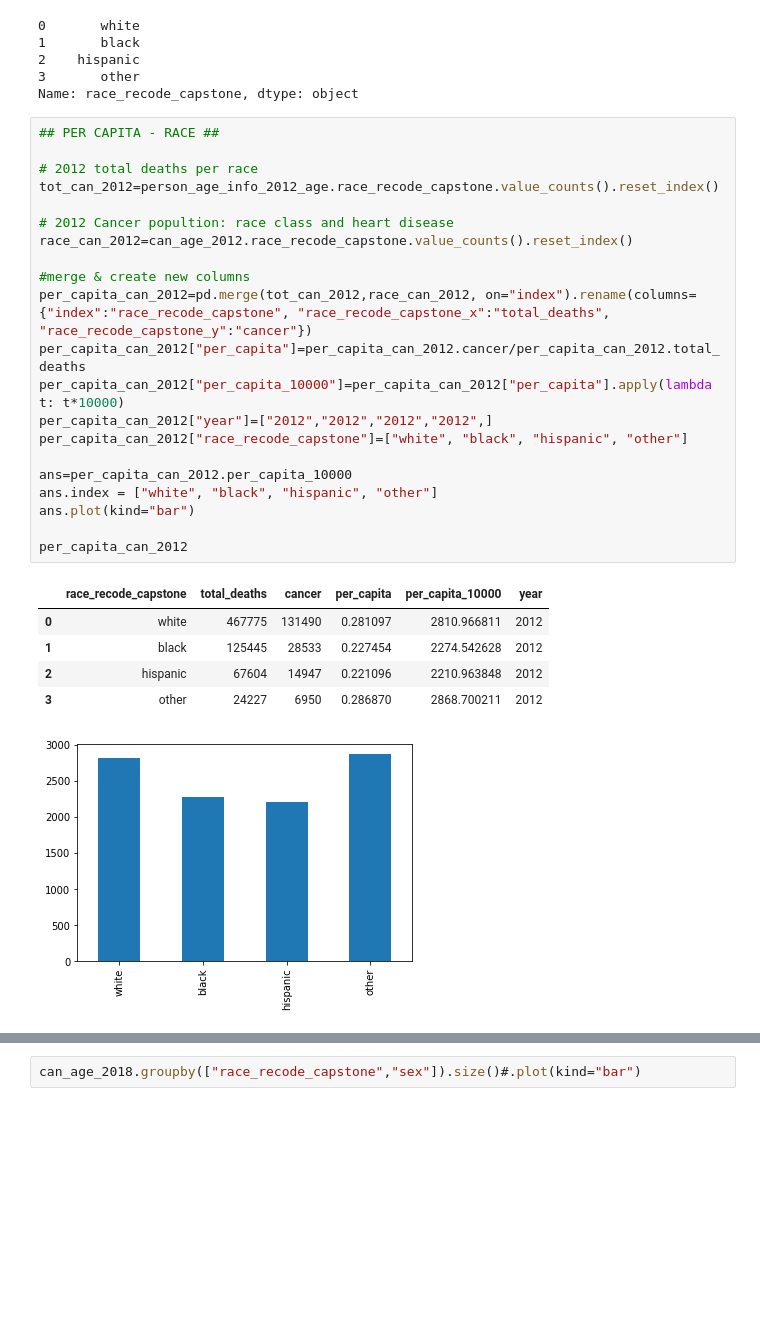
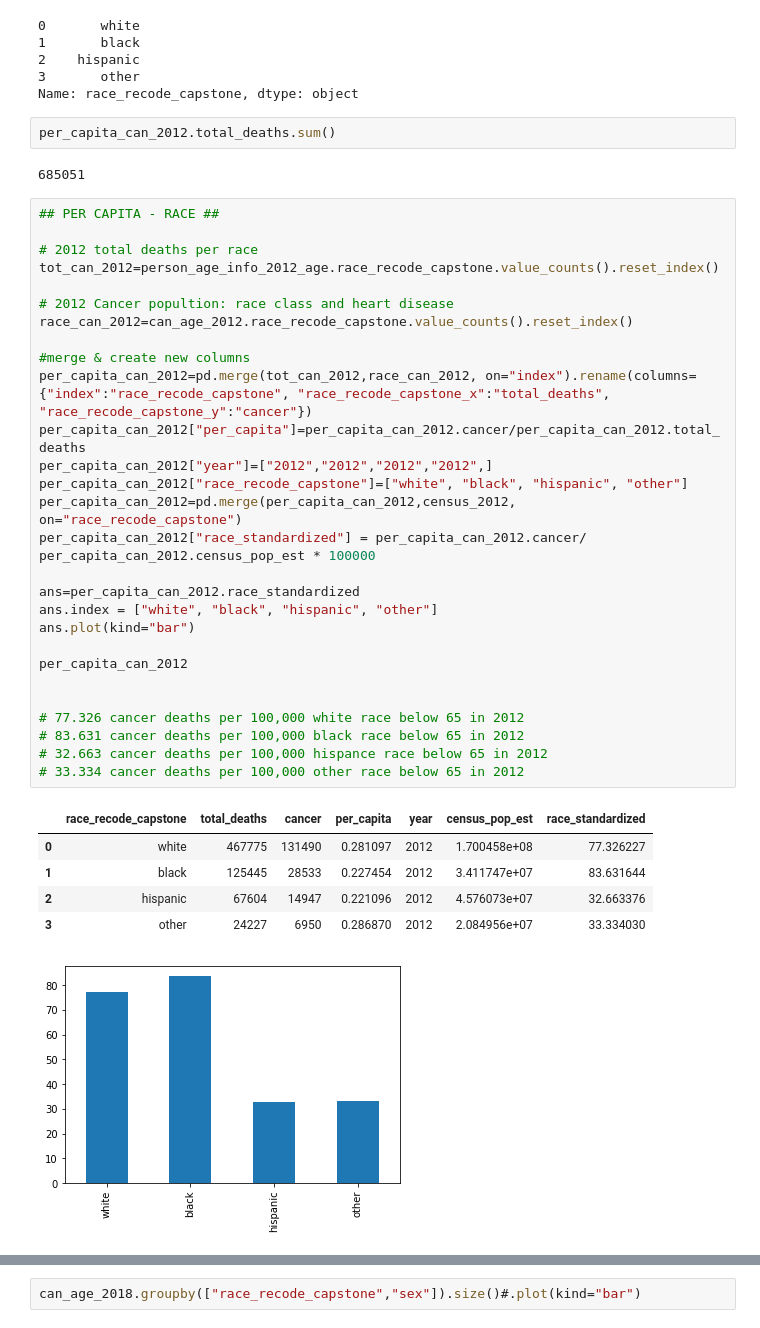
Before and after one commit to swarupmalli/Capstone_Mortality, a Jupyter notebook: mortUS_heart_cancer_disease.ipynb, the cells around one changed output, grey strips where cells are left out. Drawn from its saved outputs; the diff is of its cells as text; blank space fills up the shorter version.

```diff
--- a/mortUS_heart_cancer_disease.ipynb
+++ b/mortUS_heart_cancer_disease.ipynb
@@ -577,34 +619,45 @@ per_capita_can_2012.race_recode_capstone
 2    hispanic
 3       other
 Name: race_recode_capstone, dtype: object
+# %%
+per_capita_can_2012.total_deaths.sum()
+# %% [output]
+685051
 # %%
 ## PER CAPITA - RACE ##
 
 # 2012 total deaths per race
 tot_can_2012=person_age_info_2012_age.race_recode_capstone.value_counts().reset_index()
 
 # 2012 Cancer popultion: race class and heart disease
 race_can_2012=can_age_2012.race_recode_capstone.value_counts().reset_index()
 
 #merge & create new columns
 per_capita_can_2012=pd.merge(tot_can_2012,race_can_2012, on="index").rename(columns={"index":"race_recode_capstone", "race_recode_capstone_x":"total_deaths", "race_recode_capstone_y":"cancer"})
 per_capita_can_2012["per_capita"]=per_capita_can_2012.cancer/per_capita_can_2012.total_deaths
-per_capita_can_2012["per_capita_10000"]=per_capita_can_2012["per_capita"].apply(lambda t: t*10000)
 per_capita_can_2012["year"]=["2012","2012","2012","2012",]
 per_capita_can_2012["race_recode_capstone"]=["white", "black", "hispanic", "other"]
+per_capita_can_2012=pd.merge(per_capita_can_2012,census_2012, on="race_recode_capstone")
+per_capita_can_2012["race_standardized"] = per_capita_can_2012.cancer/ per_capita_can_2012.census_pop_est * 100000
 
-ans=per_capita_can_2012.per_capita_10000
+ans=per_capita_can_2012.race_standardized
 ans.index = ["white", "black", "hispanic", "other"]
 ans.plot(kind="bar")
 
 per_capita_can_2012
+
+
+# 77.326 cancer deaths per 100,000 white race below 65 in 2012
+# 83.631 cancer deaths per 100,000 black race below 65 in 2012
+# 32.663 cancer deaths per 100,000 hispance race below 65 in 2012
+# 33.334 cancer deaths per 100,000 other race below 65 in 2012
 # %% [output]
-|  | race_recode_capstone | total_deaths | cancer | per_capita | per_capita_10000 | year |
-| 0 | white | 467775 | 131490 | 0.281097 | 2810.966811 | 2012 |
-| 1 | black | 125445 | 28533 | 0.227454 | 2274.542628 | 2012 |
-| 2 | hispanic | 67604 | 14947 | 0.221096 | 2210.963848 | 2012 |
-| 3 | other | 24227 | 6950 | 0.286870 | 2868.700211 | 2012 |
+|  | race_recode_capstone | total_deaths | cancer | per_capita | year | census_pop_est | race_standardized |
+| 0 | white | 467775 | 131490 | 0.281097 | 2012 | 1.700458e+08 | 77.326227 |
+| 1 | black | 125445 | 28533 | 0.227454 | 2012 | 3.411747e+07 | 83.631644 |
+| 2 | hispanic | 67604 | 14947 | 0.221096 | 2012 | 4.576073e+07 | 32.663376 |
+| 3 | other | 24227 | 6950 | 0.286870 | 2012 | 2.084956e+07 | 33.334030 |
-[figure, old version]
+[figure, new version]
 # %%
 ## PER CAPITA - RACE ##
 
```
Also changed, not shown: parts of 53 cells of this notebook.
